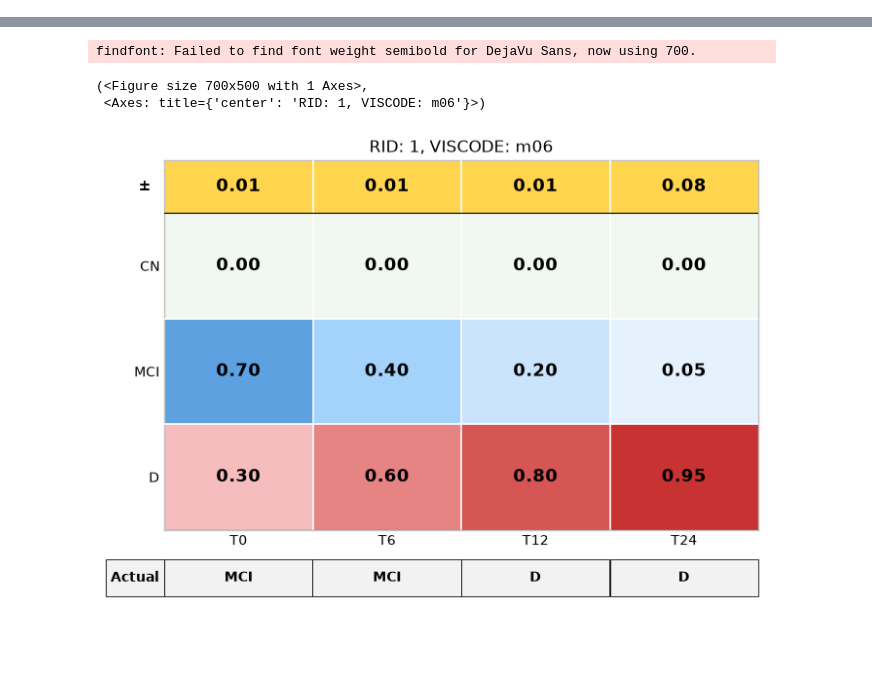
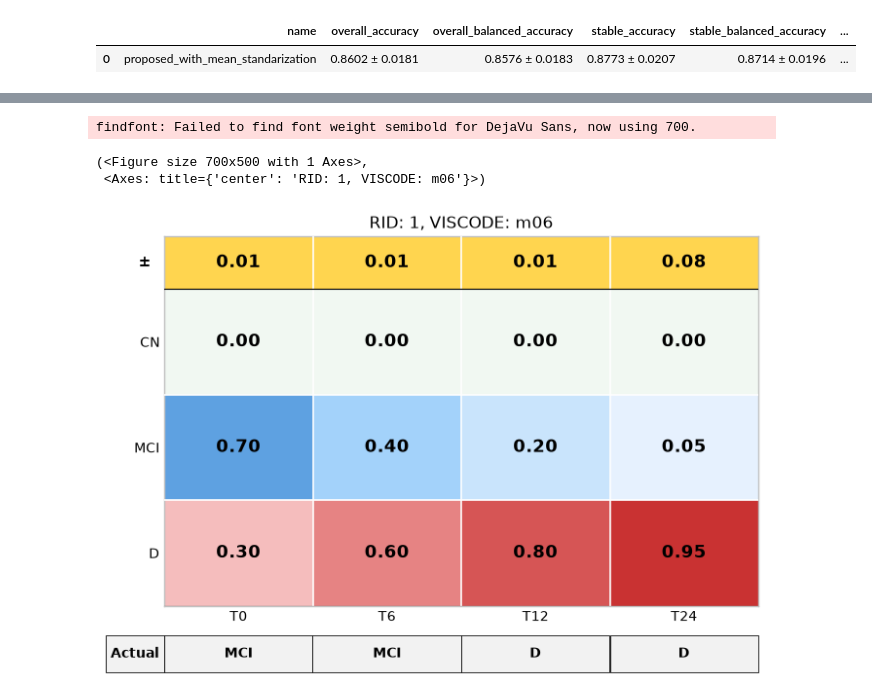
Before and after one commit to bipulsimkhada/AD_progression_visualization, a Jupyter notebook: analysis/ablation.ipynb, the cells around one changed output, grey strips where cells are left out. Cells and saved outputs as stored; diff of their text form; code cells hidden in the pictures; blank space fills up the shorter version.

```diff
--- a/analysis/ablation.ipynb
+++ b/analysis/ablation.ipynb
@@ -7,6 +7,19 @@ sys.path.append(str(Path.cwd().parents[0]))
 
 %load_ext autoreload
 %autoreload 2
+# %%
+# Component Abalation
+from experiments.analysis import get_results
+
+config_names = [
+    "proposed_with_mean_standarization",
+]
+
+df_runs = get_results("../results/cv", config_names)
+df_runs
+# %% [output]
+|  | name | overall_accuracy | overall_balanced_accuracy | stable_accuracy | stable_balanced_accuracy | ... |
+| 0 | proposed_with_mean_standarization | 0.8602 ± 0.0181 | 0.8576 ± 0.0183 | 0.8773 ± 0.0207 | 0.8714 ± 0.0196 | ... |
 # %%
 # Component Abalation
 from experiments.analysis import get_results
```
Also changed, not shown: 8 other files.
